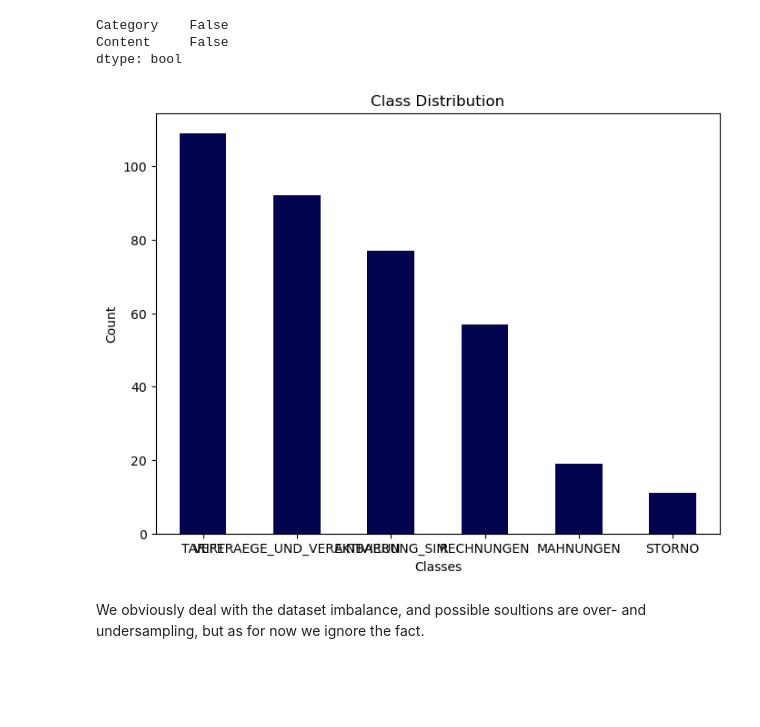
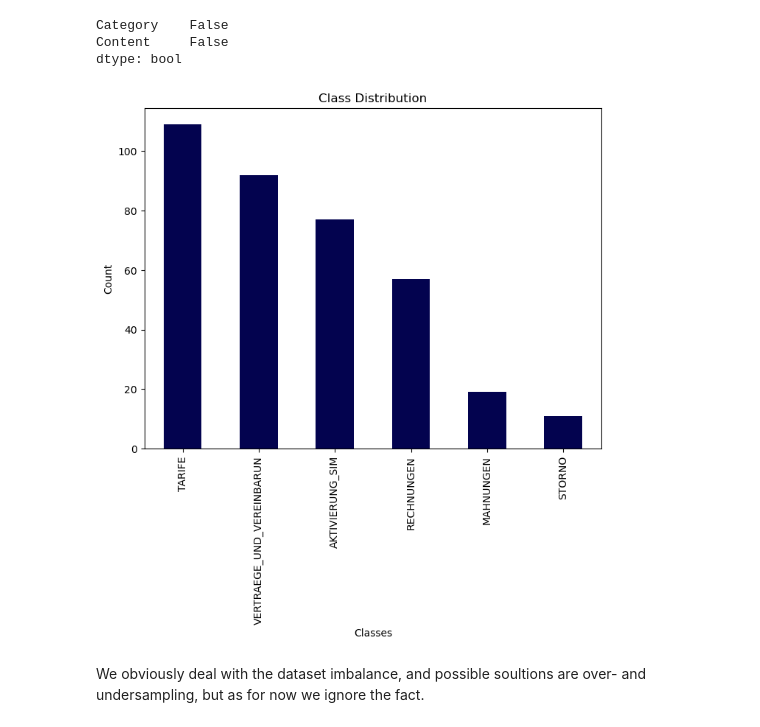
Before and after one commit to klychliiev/Meduzzen_AI_Internship, a Jupyter notebook: emails/traditional_ml_approach/traditional_ml.ipynb, the cells around one changed output. Saved outputs shown, nothing was run; the diff lists cells and outputs as text; code cells hidden in the pictures; blank space fills up the shorter version.

```diff
--- a/emails/traditional_ml_approach/traditional_ml.ipynb
+++ b/emails/traditional_ml_approach/traditional_ml.ipynb
@@ -110,18 +110,18 @@ dtype: bool
 # %%
 import matplotlib.pyplot as plt
 
 # Count the occurrences of each class
 class_counts = df['Category'].value_counts()
 
 # Plotting the class distribution
 plt.figure(figsize=(8, 6))
 class_counts.plot(kind='bar', color=(0.01,0.01,0.31))
 plt.title('Class Distribution')
 plt.xlabel('Classes')
 plt.ylabel('Count')
-plt.xticks(rotation=0)  # Rotate x-axis labels if needed
+plt.xticks(rotation=90)  # Rotate x-axis labels if needed
 plt.show()
 # %% [output]
-[figure, old version]
+[figure, new version]
 # %% [markdown]
 We obviously deal with the dataset imbalance, and possible soultions are over- and undersampling, but as for now we ignore the fact.
```
Also changed, not shown: parts of 13 cells of this notebook.
